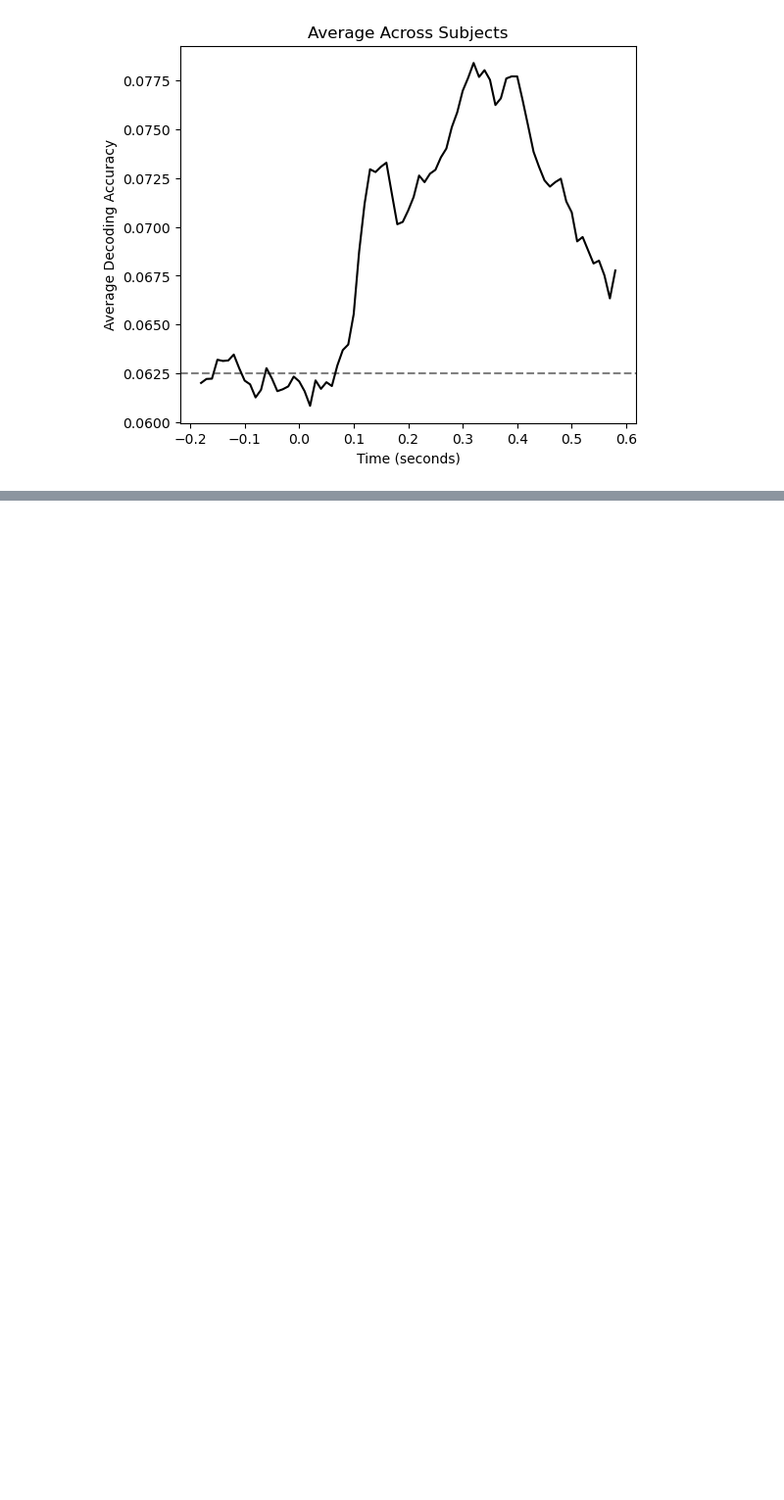
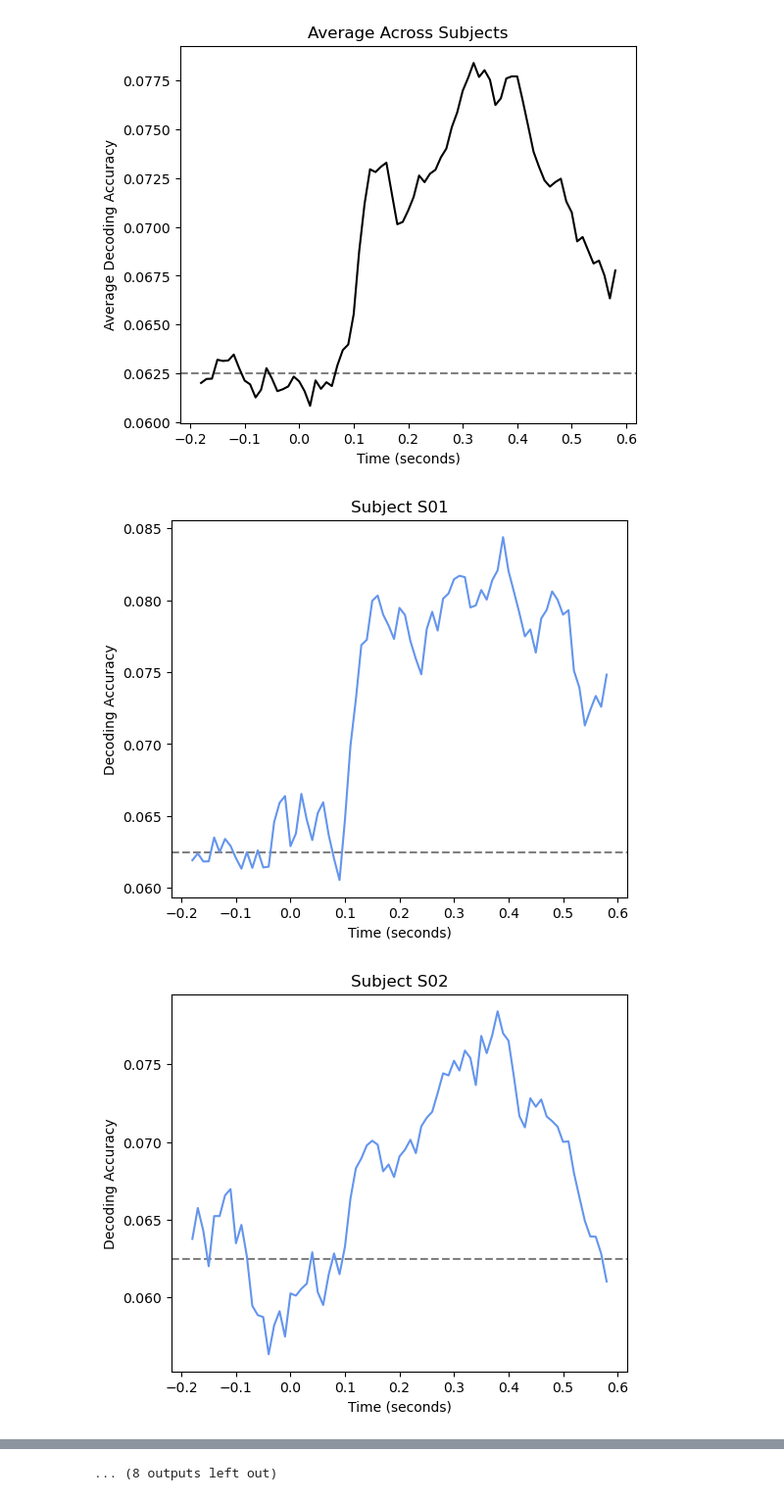
Before and after one commit to sebmonte/Orientation-Imagery, a Jupyter notebook: AnalysisScripts/Step3-CrossDecoding/Step3DSlidingWindowPlot.ipynb, the cells around one changed output, grey strips where cells are left out. Shown at 98% size. Cells and saved outputs as stored; diff of their text form; code cells hidden in the pictures; blank space fills up the shorter version.

```diff
--- a/AnalysisScripts/Step3-CrossDecoding/Step3DSlidingWindowPlot.ipynb
+++ b/AnalysisScripts/Step3-CrossDecoding/Step3DSlidingWindowPlot.ipynb
@@ -6,9 +6,13 @@ from sklearn.pipeline import Pipeline
 from sklearn import svm
 from joblib import Parallel, delayed
 import os
-subjects = [f"S{i:02}" for i in range(1, 7)]
-base_path = '/System/Volumes/Data/misc/data12/sjapee/Sebastian-OrientationImagery/!Important Data/Sliding Window'
+
+top_dir =  '/Users/sm6511/Desktop/NIH_Experiment/Bids/Derivatives/'
+base_path = os.path.join(top_dir, "Processed_Data", "Sliding Window")
+
+subjects = [f"S{i:02}" for i in range(1, 20)]
 output_dir = '/System/Volumes/Data/misc/data12/sjapee/Sebastian-OrientationImagery/!Important Data/Sliding Window'
+output_dir = os.path.join(top_dir, "Plots", "Extras", "test")
 time_values = np.arange(-0.18, 0.58 + 0.01, 0.01)
 
 all_decoding = []
@@ -47,3 +51,51 @@ plt.show()
 [figure]
 [figure]
 [figure]
+# %%
+import numpy as np
+import matplotlib.pyplot as plt
+from sklearn.preprocessing import StandardScaler
+from sklearn.pipeline import Pipeline
+from sklearn import svm
+from joblib import Parallel, delayed
+import os
+
+top_dir =  '/Users/sm6511/Desktop/NIH_Experiment/Bids/Derivatives/'
+base_path = os.path.join(top_dir, "Processed_Data", "Sliding Window", "data")
+
+subjects = [f"S{i:02}" for i in range(1, 20)]
+output_dir = '/System/Volumes/Data/misc/data12/sjapee/Sebastian-OrientationImagery/!Important Data/Sliding Window'
+output_dir = os.path.join(top_dir, "Plots", "Extras", "test")
+time_values = np.arange(-0.18, 0.58 + 0.01, 0.01)
+
+all_decoding = []
+for subj in subjects:
+    filename = f"slidingWindow1_peaks_{subj}.npy"
+    filepath = os.path.join(base_path, filename)
+    decoding = np.load(filepath)
+    all_decoding.append(decoding)
+    plt.figure(figsize=(6, 5))
+    plt.axhline(y=1/16, color='grey', linestyle='--', label='chance')
+    plt.plot(time_values, decoding, color='#6495ED')
+    plt.xlabel('Time (seconds)')
+    plt.ylabel('Decoding Accuracy')
+    plt.title(f"Subject {subj}")
+    #plt.savefig(f"{output_dir}/slidingWindow1_plot_{Subject}.png")
+    #plt.close()
+    plt.show()
+
+# Final average plot across processed subjects
+avg_peak = np.mean(all_decoding, axis=0)
+#np.save(f"{output_dir}/decoding_peaks_avg1.npy", avg_peak)
+plt.figure(figsize=(6, 5))
+plt.axhline(y=1/16, color='grey', linestyle='--', label='chance')
+plt.plot(time_values, avg_peak, color='black')
+plt.xlabel('Time (seconds)')
+plt.ylabel('Average Decoding Accuracy')
+plt.title("Average Across Subjects")
+#plt.savefig(f"{output_dir}/slidingWindow1_average.png")
+#plt.close()
+plt.show()
+# %% [output]
+[figure, added]
+[figure, added]
@@ -49,0 +112 @@ plt.show()
+... (8 outputs left out)
```
Also changed, not shown: parts of 1 cell of this notebook, 3 other files.
